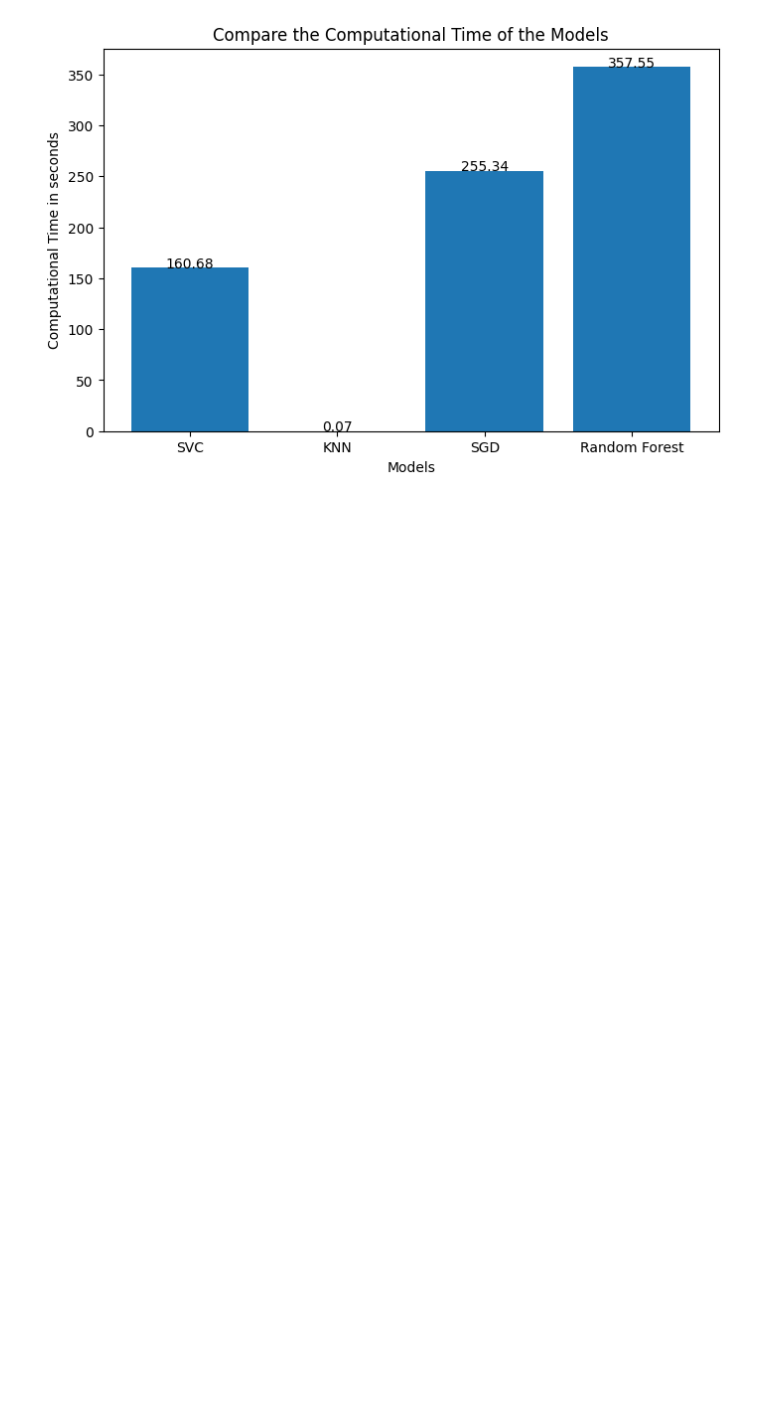
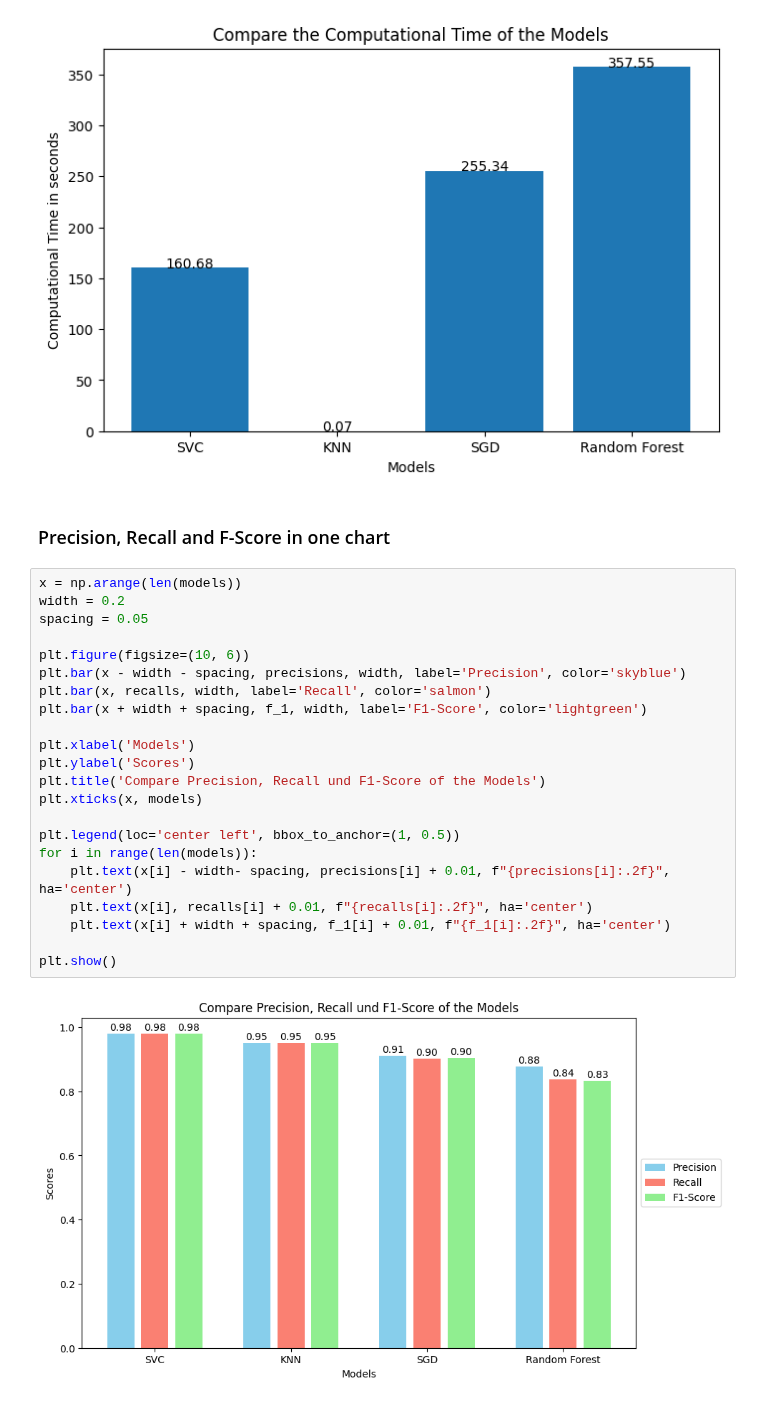
Before and after one commit to bademari/AI_ML_Lab, a Jupyter notebook: Lab 5.ipynb, the cells around one changed output. Saved outputs shown, nothing was run; the diff lists cells and outputs as text; blank space fills up the shorter version.

```diff
--- a/Lab 5.ipynb
+++ b/Lab 5.ipynb
@@ -616,3 +619,29 @@ for i, v in enumerate(computational_times):
 plt.show()
 # %% [output]
 [figure]
+# %% [markdown]
+### Precision, Recall and F-Score in one chart
+# %%
+x = np.arange(len(models))
+width = 0.2
+spacing = 0.05
+
+plt.figure(figsize=(10, 6))
+plt.bar(x - width - spacing, precisions, width, label='Precision', color='skyblue')
+plt.bar(x, recalls, width, label='Recall', color='salmon')
+plt.bar(x + width + spacing, f_1, width, label='F1-Score', color='lightgreen')
+
+plt.xlabel('Models')
+plt.ylabel('Scores')
+plt.title('Compare Precision, Recall und F1-Score of the Models')
+plt.xticks(x, models)
+
+plt.legend(loc='center left', bbox_to_anchor=(1, 0.5))
+for i in range(len(models)):
+    plt.text(x[i] - width- spacing, precisions[i] + 0.01, f"{precisions[i]:.2f}", ha='center')
+    plt.text(x[i], recalls[i] + 0.01, f"{recalls[i]:.2f}", ha='center')
+    plt.text(x[i] + width + spacing, f_1[i] + 0.01, f"{f_1[i]:.2f}", ha='center')
+
+plt.show()
+# %% [output]
+[figure, added]
```
Also changed, not shown: parts of 2 cells of this notebook, 2 other files.
